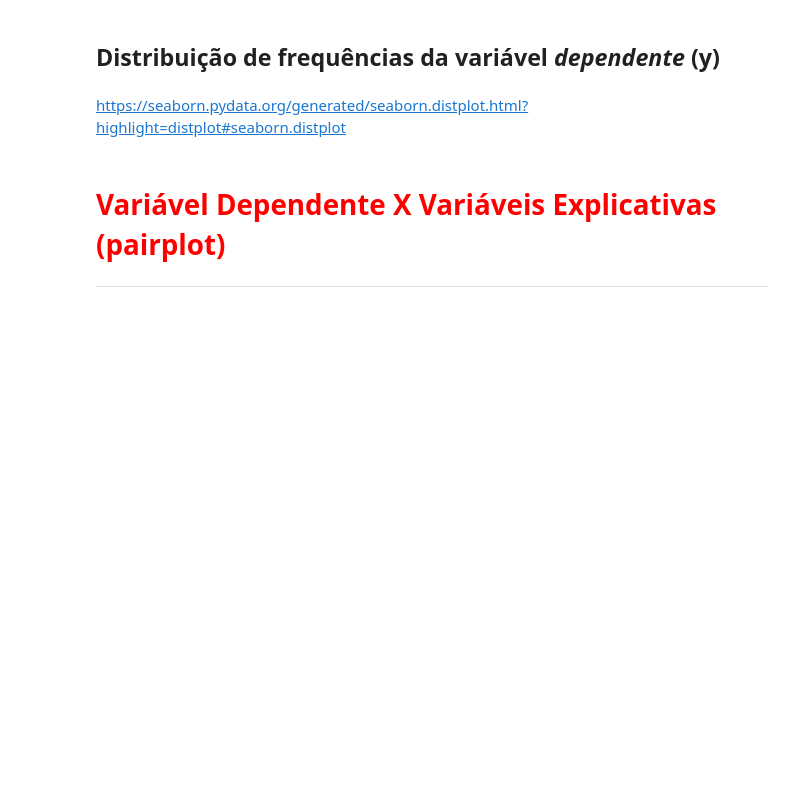
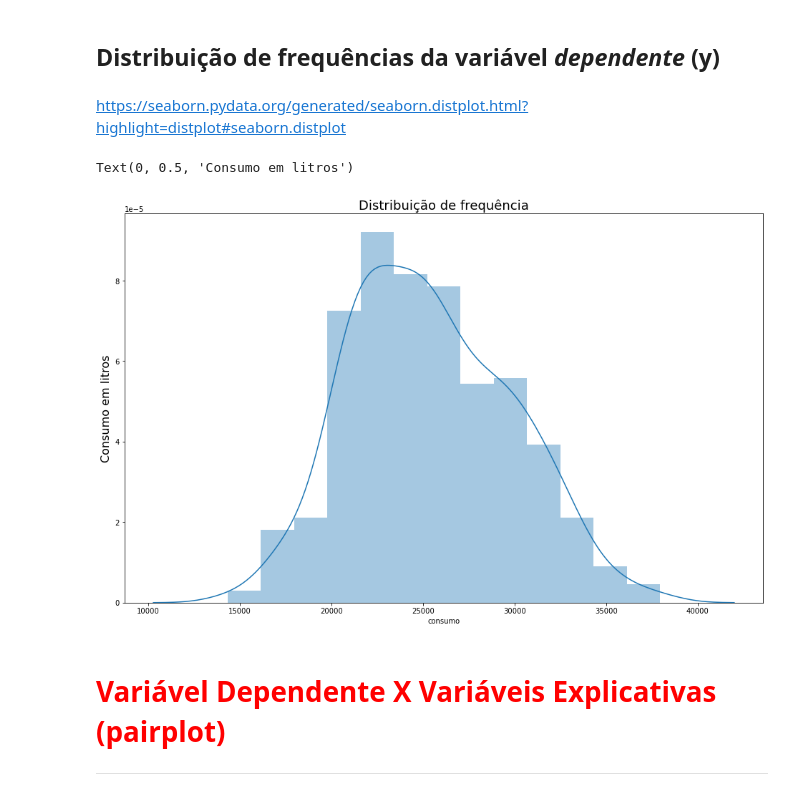
Before and after one commit to Marcus-Bernard0/data_science_alura, a Jupyter notebook: 8 - Regressão linear testando relações e prevendo resultados/Projeto/Regressão Linear.ipynb, the cells around one changed output. Saved outputs shown, nothing was run; the diff lists cells and outputs as text; code cells hidden in the pictures; blank space fills up the shorter version.

```diff
--- a/8 - Regressão linear testando relações e prevendo resultados/Projeto/Regressão Linear.ipynb
+++ b/8 - Regressão linear testando relações e prevendo resultados/Projeto/Regressão Linear.ipynb
@@ -192,6 +197,14 @@ Text(0.5, 0, 'Fim de semana')
 ## Distribuição de frequências da variável *dependente* (y)
 # %% [markdown]
 https://seaborn.pydata.org/generated/seaborn.distplot.html?highlight=distplot#seaborn.distplot
+# %%
+ax = sns.distplot(dados['consumo'])
+ax.figure.set_size_inches(16,10)
+ax.set_title('Distribuição de frequência', fontsize=18)
+ax.set_ylabel('Consumo em litros', fontsize=16)
+# %% [output]
+Text(0, 0.5, 'Consumo em litros')
+[figure, added]
 # %% [markdown]
 # <font color='red' style='font-size: 30px;'>Variável Dependente X Variáveis Explicativas (pairplot)</font>
 <hr style='border: 2px solid red;'>
```
Also changed, not shown: parts of 5 cells of this notebook.
